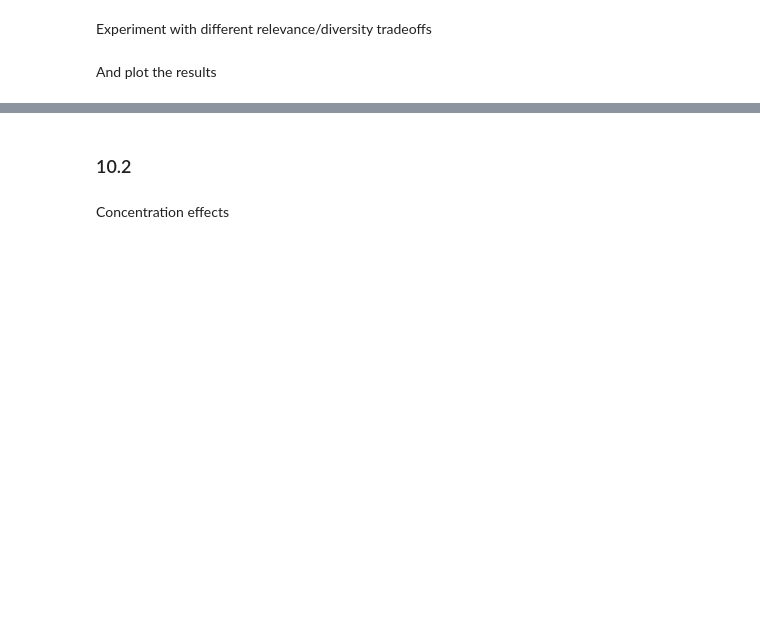
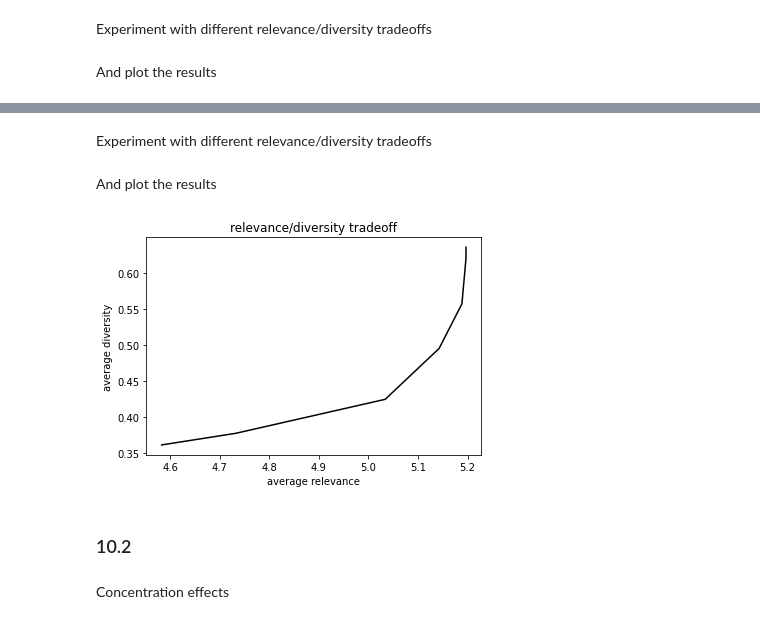
Before and after one commit to McAuley-Lab/PML, a Jupyter notebook: Chapter_10/Chapter_10.ipynb, the cells around one changed output, grey strips where cells are left out. Saved outputs shown, nothing was run; the diff lists cells and outputs as text; code cells hidden in the pictures; blank space fills up the shorter version.

```diff
--- a/Chapter_10/Chapter_10.ipynb
+++ b/Chapter_10/Chapter_10.ipynb
@@ -578,3 +853,50 @@ plt.show()
+# %%
+def getNextRec(model, compatScores, itemEmbeddings, seq, lamb):
+    rels = dict([(i, s) for (s, i) in compatScores if not i in seq])
+    divs = dict([(i, maxSim(itemEmbeddings, i, seq))
+                for (s, i) in compatScores if not i in seq])
+    scores = [(lamb * rels[i] - (1 - lamb) * divs[i], i)
+              for (s, i) in compatScores if not i in seq]
+    (maxScore, maxItem) = max(scores)
+    return rels[maxItem], divs[maxItem], maxItem
+# %%
+u = random.choice(list(userIDs.keys()))
+# %%
+candidates = list(itemSet.difference(itemsPerUser[u]))
+compatScores = list(zip([float(f)
+                         for f in modelUnfair(torch.LongTensor([userIDs[u]]*len(candidates)),
+                         torch.LongTensor([itemIDs[i] for i in candidates]))], candidates))
+itemEmbeddings = dict(zip(candidates,
+                          modelUnfair.gammaI.weight.data[[itemIDs[i] for i in candidates]]))
+
+compatScores.sort(reverse=True)
+# %% [markdown]
+Experiment with different relevance/diversity tradeoffs
+# %%
+xs = []
+ys = []
+for lamb in [1.0, 0.99, 0.9, 0.75, 0.5, 0.25, 0.1, 0.01, 0.001]:
+    rels = []
+    divs = []
+    recs = []
+    while len(recs) < 5:
+        r, d, i = getNextRec(
+            modelUnfair, compatScores[:1000], itemEmbeddings, recs, lamb)
+        rels.append(r)
+        divs.append(d)
+        recs.append(i)
+    xs.append(sum(rels)/len(rels))
+    ys.append(sum(divs)/len(divs))
+# %% [markdown]
+And plot the results
+# %%
+plt.plot(xs, ys, color='k')
+plt.xlabel("average relevance")
+plt.ylabel("average diversity")
+plt.title("relevance/diversity tradeoff")
+plt.show()
+# %% [output]
+[figure, added]
 # %% [markdown]
 ### 10.2
 # %% [markdown]
```
Also changed, not shown: parts of 94 cells of this notebook, 13 other files.
